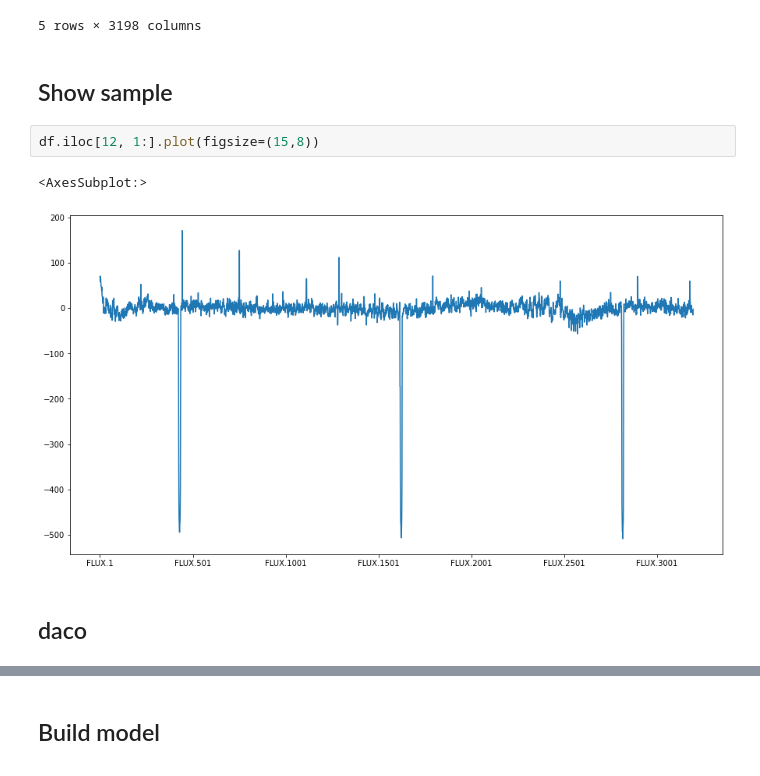
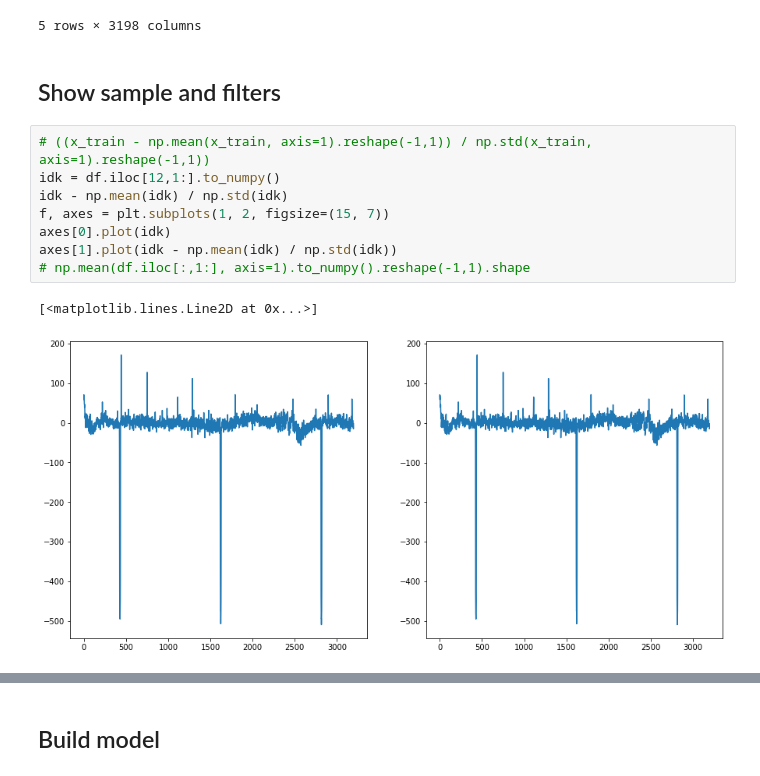
Before and after one commit to MartinBrisiak/exoplanet-hunting-in-deep-space, a Jupyter notebook: notebooks/Untitled.ipynb, the cells around one changed output, grey strips where cells are left out. Saved outputs shown, nothing was run; the diff lists cells and outputs as text.

```diff
--- a/notebooks/Untitled.ipynb
+++ b/notebooks/Untitled.ipynb
@@ -28,11 +33,15 @@ df.head()
 | 4 | 2 | -1107.21 | -1112.59 | -1118.95 | -1095.10 | -1057.55 | -1034.48 | -998.34 | -1022.71 | -989.57 | ... | ... |
 5 rows × 3198 columns
 # %% [markdown]
-## Show sample
+## Show sample and filters
-# %%
-df.iloc[12, 1:].plot(figsize=(15,8))
-# %% [output]
-<AxesSubplot:>
-[figure, removed]
-# %% [markdown]
-## daco
+# %%
+# ((x_train - np.mean(x_train, axis=1).reshape(-1,1)) / np.std(x_train, axis=1).reshape(-1,1))
+idk = df.iloc[12,1:].to_numpy()
+idk - np.mean(idk) / np.std(idk)
+f, axes = plt.subplots(1, 2, figsize=(15, 7))
+axes[0].plot(idk)
+axes[1].plot(idk - np.mean(idk) / np.std(idk))
+# np.mean(df.iloc[:,1:], axis=1).to_numpy().reshape(-1,1).shape
+# %% [output]
+[<matplotlib.lines.Line2D at 0x...>]
+[figure, added]
```
Also changed, not shown: parts of 8 cells of this notebook.
